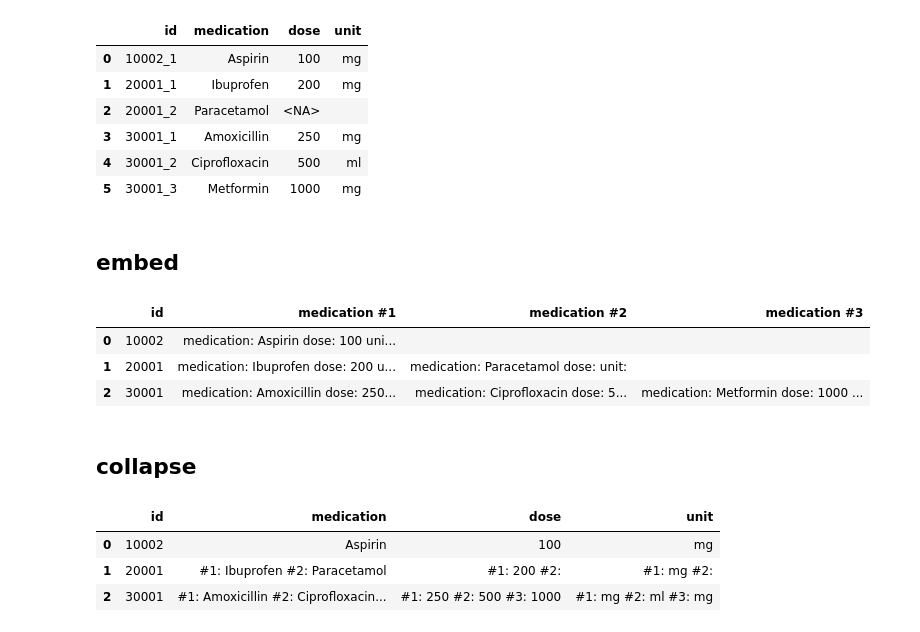
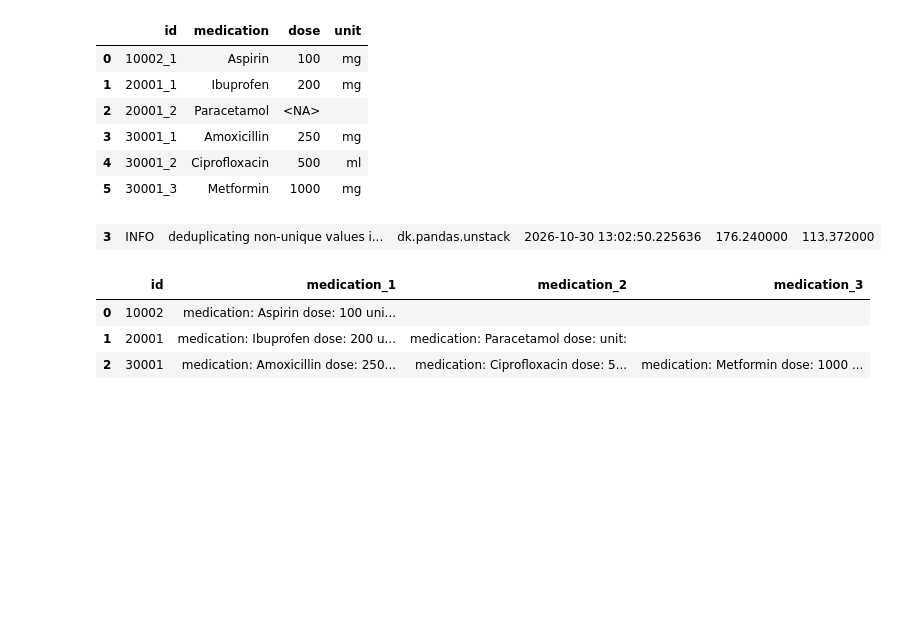
Before and after one commit to MartinVoelkl94/dukit, a Jupyter notebook: interactive_demo.ipynb, the cells around one changed output. Cells and saved outputs as stored; diff of their text form; code cells hidden in the pictures; blank space fills up the shorter version.

```diff
--- a/interactive_demo.ipynb
+++ b/interactive_demo.ipynb
@@ -1087,35 +1145,21 @@ stacked
 | 3 | 30001_1 | Amoxicillin | 250 | mg |
 | 4 | 30001_2 | Ciprofloxacin | 500 | ml |
 | 5 | 30001_3 | Metformin | 1000 | mg |
-# %% [markdown]
-## embed
-# %%
-embedded = medications.dk.embed(
-    on='id',
-    colname='medication',
-    template='{colname} #{counter}',
-    line_start='',
-    separator=':',
-    spacer='\u00A0',  #non-breaking space
-    line_stop='<br>',
-    )
-embedded.dk.qs('.style')
-# %% [output]
-|  | id | medication #1 | medication #2 | medication #3 |
-| 0 | 10002 | medication: Aspirin dose: 100 uni... |  |  |
-| 1 | 20001 | medication: Ibuprofen dose: 200 u... | medication: Paracetamol dose: unit: |  |
-| 2 | 30001 | medication: Amoxicillin dose: 250... | medication: Ciprofloxacin dose: 5... | medication: Metformin dose: 1000 ... |
-# %% [markdown]
-## collapse
-# %%
-collapsed = medications.dk.collapse(
-        on='id',
-        template_col='{colname}',
-        template_item='#{counter}: {item}\n',
-        )
-collapsed.dk.qs('.style')
-# %% [output]
-|  | id | medication | dose | unit |
-| 0 | 10002 | Aspirin | 100 | mg |
-| 1 | 20001 | #1: Ibuprofen #2: Paracetamol | #1: 200 #2: | #1: mg #2: |
-| 2 | 30001 | #1: Amoxicillin #2: Ciprofloxacin... | #1: 250 #2: 500 #3: 1000 | #1: mg #2: ml #3: mg |
+# %%
+#works well with dk.fold
+folded_unstacked = (
+    medications
+    .dk.fold(
+        col='medication',
+        cols_keep=['id']
+        )
+    .dk.unstack(uid='id')
+    .dk.style()
+    )
+folded_unstacked
+# %% [output]
+| 3 | INFO | deduplicating non-unique values i... | dk.pandas.unstack | 2026-10-30 13:02:50.225636 | 176.240000 | 113.372000 |
+|  | id | medication_1 | medication_2 | medication_3 |
+| 0 | 10002 | medication: Aspirin dose: 100 uni... |  |  |
+| 1 | 20001 | medication: Ibuprofen dose: 200 u... | medication: Paracetamol dose: unit: |  |
+| 2 | 30001 | medication: Amoxicillin dose: 250... | medication: Ciprofloxacin dose: 5... | medication: Metformin dose: 1000 ... |
```
Also changed, not shown: parts of 13 cells of this notebook, 4 other files.
